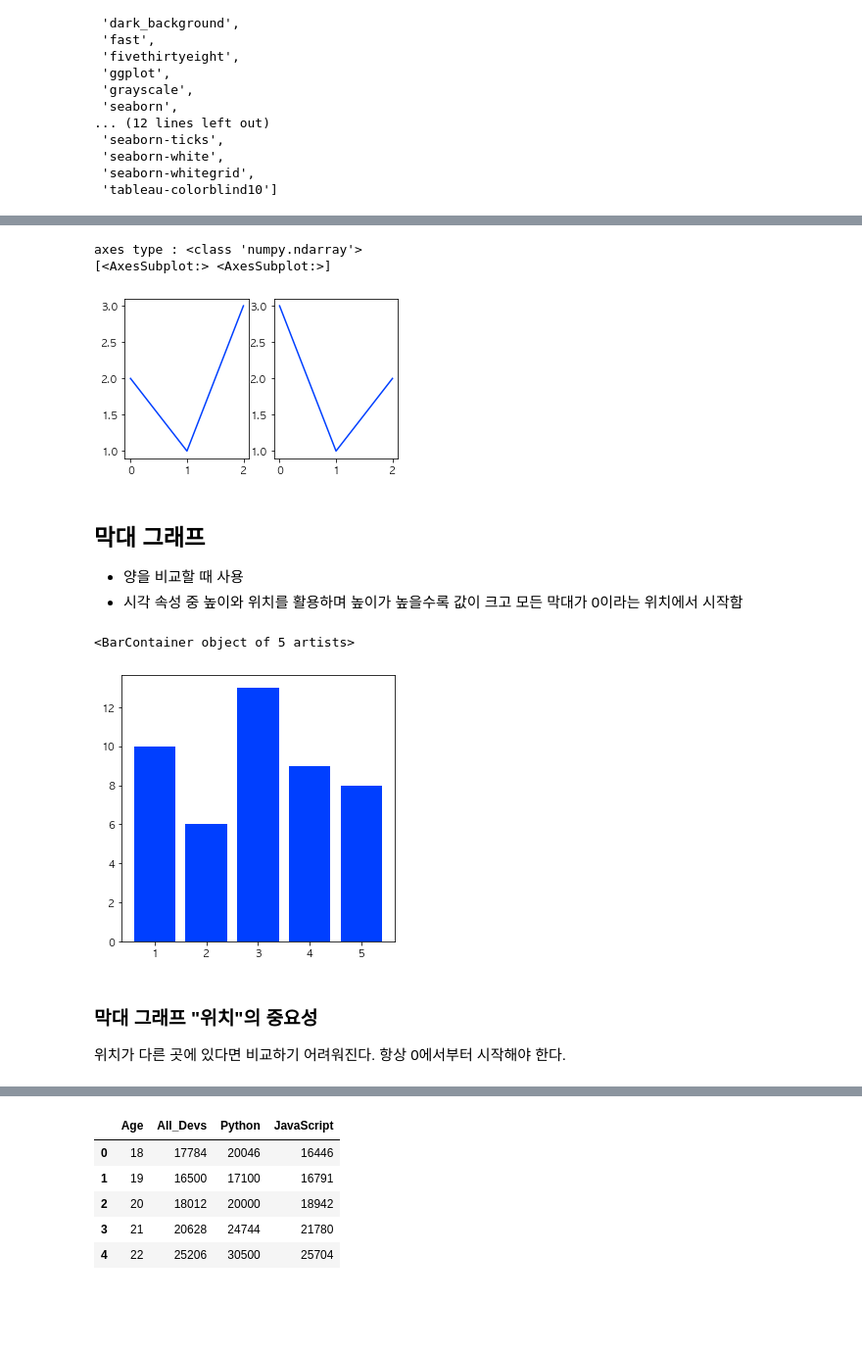
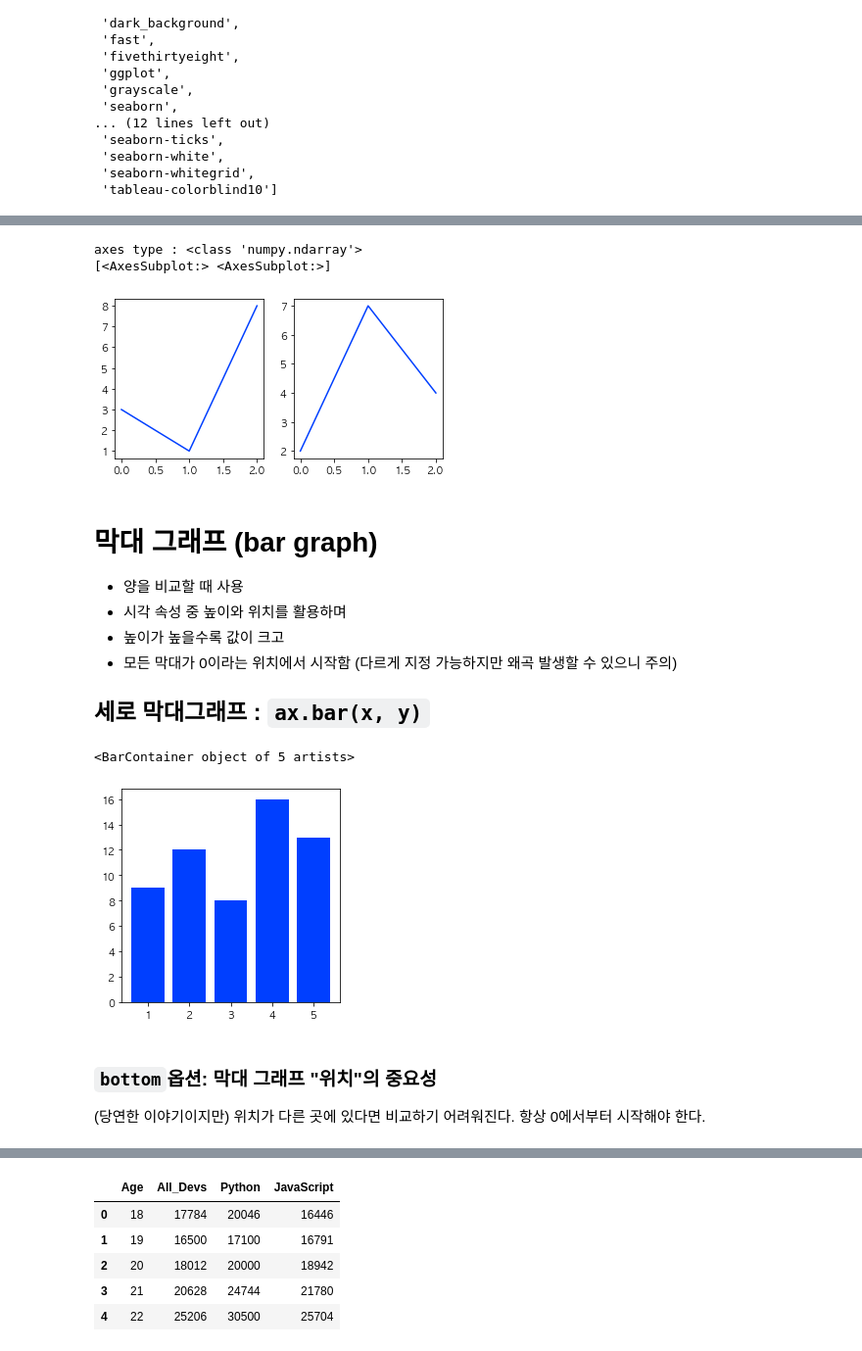
Before and after one commit to Angela-Park-JE/wanted-pre-onboarding-challenge-data, a Jupyter notebook: [2]week1/4강-matplotlib.ipynb, the cells around one changed output, grey strips where cells are left out. Shown at 98% size. Drawn from its saved outputs; the diff is of its cells as text; code cells hidden in the pictures; blank space fills up the shorter version.

```diff
--- a/[2]week1/4강-matplotlib.ipynb
+++ b/[2]week1/4강-matplotlib.ipynb
@@ -105,37 +104,44 @@ plt.show()
 # %%
-# 강사님은 두번째 방식을 좀 더 선호하신다고
+# axes에 각 그래프 인스턴스가 들어있음(로우 컬럼 지정해줌)
+fig, axes = plt.subplots(1,2, figsize=(6,3)) # 1행 2열 두 칸에 그릴 것으로 세팅
 
-fig, axes = plt.subplots(1,2, figsize=(5,3)) # axes에 각 그래프 인스턴스가 들어있음(로우 컬럼 지정해줌)
+y1 = [3, 1, 8]
+y2 = [2, 7, 4]
 
-y1 = [2, 1, 3]
-y2 = [3, 1, 2]
-
-axes[0].plot(y1) # axes 0번:첫번째
+# axes의 인덱스에 접근하여 그리도록 한다
+axes[0].plot(y1) # 0번: 첫번째
 axes[1].plot(y2) # 1번: 두번째
 print(f"axes type : {type(axes)}")
 print(axes)
 # %% [output]
 axes type : <class 'numpy.ndarray'>
 [<AxesSubplot:> <AxesSubplot:>]
-[figure, old version]
+[figure, new version]
 # %% [markdown]
-## 막대 그래프
+# 막대 그래프 (bar graph)
 
 - 양을 비교할 때 사용
-- 시각 속성 중 높이와 위치를 활용하며 높이가 높을수록 값이 크고 모든 막대가 0이라는 위치에서 시작함
+- 시각 속성 중 높이와 위치를 활용하며
+- 높이가 높을수록 값이 크고
+- 모든 막대가 0이라는 위치에서 시작함 (다르게 지정 가능하지만 왜곡 발생할 수 있으니 주의)
+
+## 세로 막대그래프 : `ax.bar(x, y)`
 # %%
-fig, ax = plt.subplots(1, 1, figsize=(5,5)) # 그래프 한개만 들어와있는 상태
-x = [1,2,3,4,5]
-y = np.array([10,6,13,9,8])
+fig, ax = plt.subplots(1, 1, figsize=(4, 4)) # 그래프 한 개만 들어와있는 상태
 
-ax.bar(x, y) # 세로 막대 그래프
+# 데이터
+x = [1, 2, 3, 4, 5]
+y = np.array([9, 12, 8, 16, 13])
+
+# 세로 막대 그래프
+ax.bar(x, y)
 # %% [output]
 <BarContainer object of 5 artists>
-[figure, old version]
+[figure, new version]
 # %% [markdown]
-### 막대 그래프 "위치"의 중요성
+### `bottom`옵션: 막대 그래프 "위치"의 중요성
 
-위치가 다른 곳에 있다면 비교하기 어려워진다. 항상 0에서부터 시작해야 한다.
+(당연한 이야기이지만) 위치가 다른 곳에 있다면 비교하기 어려워진다. 항상 0에서부터 시작해야 한다.
 # %%
 fig, ax = plt.subplots(figsize=(5,5))
 
```
Also changed, not shown: parts of 16 cells of this notebook.
